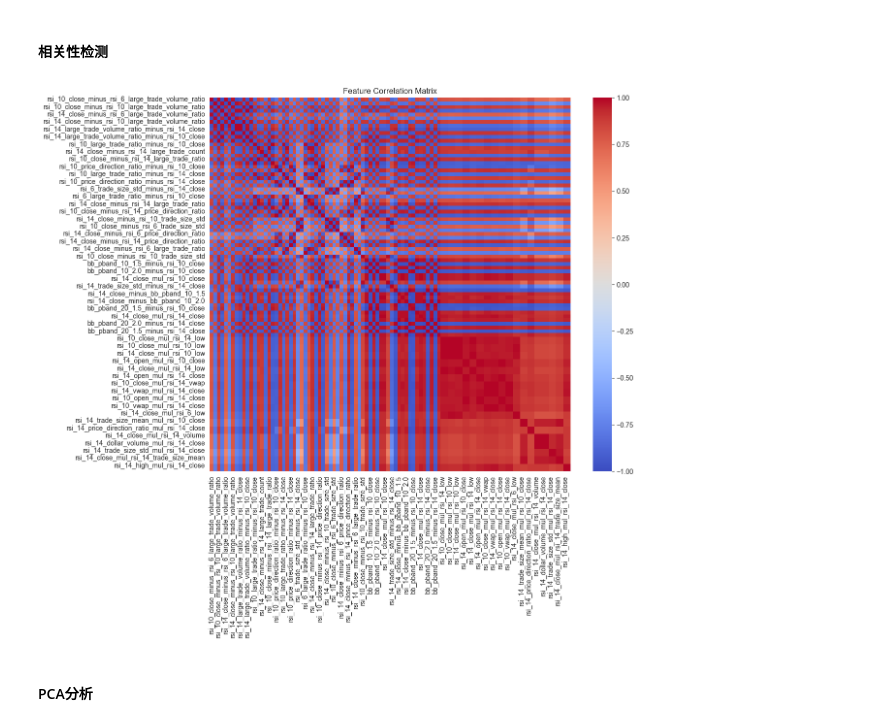
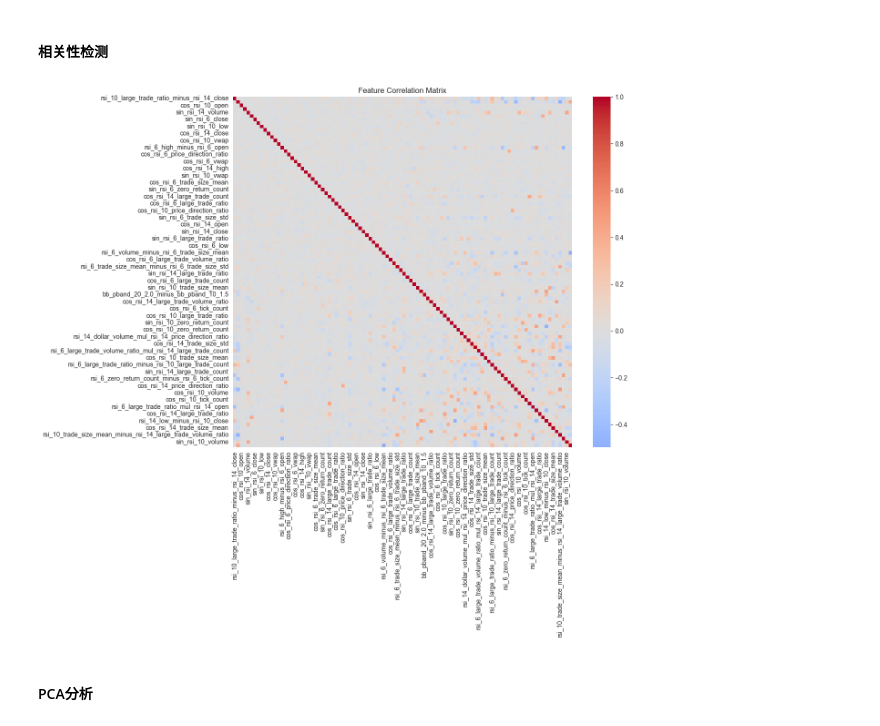
Before and after one commit to cziwen/TockFormer, a Jupyter notebook: measureFeature.ipynb, the cells around one changed output. Cells and saved outputs as stored; diff of their text form; code cells hidden in the pictures.

Commit message:
optimized factorFactory.py's filter def, but the way it filter needs to change.

```diff
--- a/measureFeature.ipynb
+++ b/measureFeature.ipynb
@@ -79,11 +115,13 @@ df_filtered = df_featured[existing_factors]
+# %%
+df_filtered = finfact.df_features.set_index('timestamp')
 # %%
-corr = pd.DataFrame(df_filtered).corr()
-plt.figure(figsize=(12, 10))
-sns.heatmap(corr, cmap='coolwarm', center=0)
-plt.title('Feature Correlation Matrix')
-plt.show()
+corr = pd.DataFrame (df_filtered).corr ()
+plt.figure (figsize=(12, 10))
+sns.heatmap (corr, cmap='coolwarm', center=0)
+plt.title ('Feature Correlation Matrix')
+plt.show ()
 # %% [output]
-[figure, old version]
+[figure, new version]
 # %% [markdown]
 #### PCA分析
 # %%
```
Also changed, not shown: parts of 13 cells of this notebook, 1 other file.
